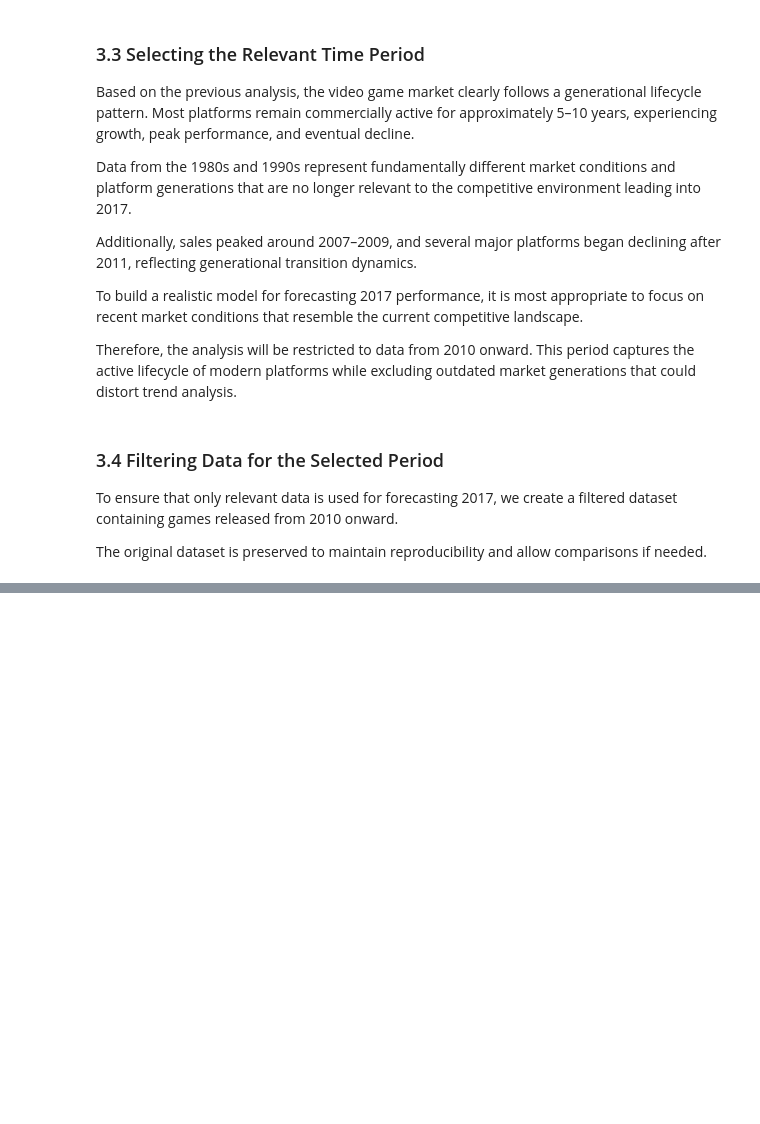
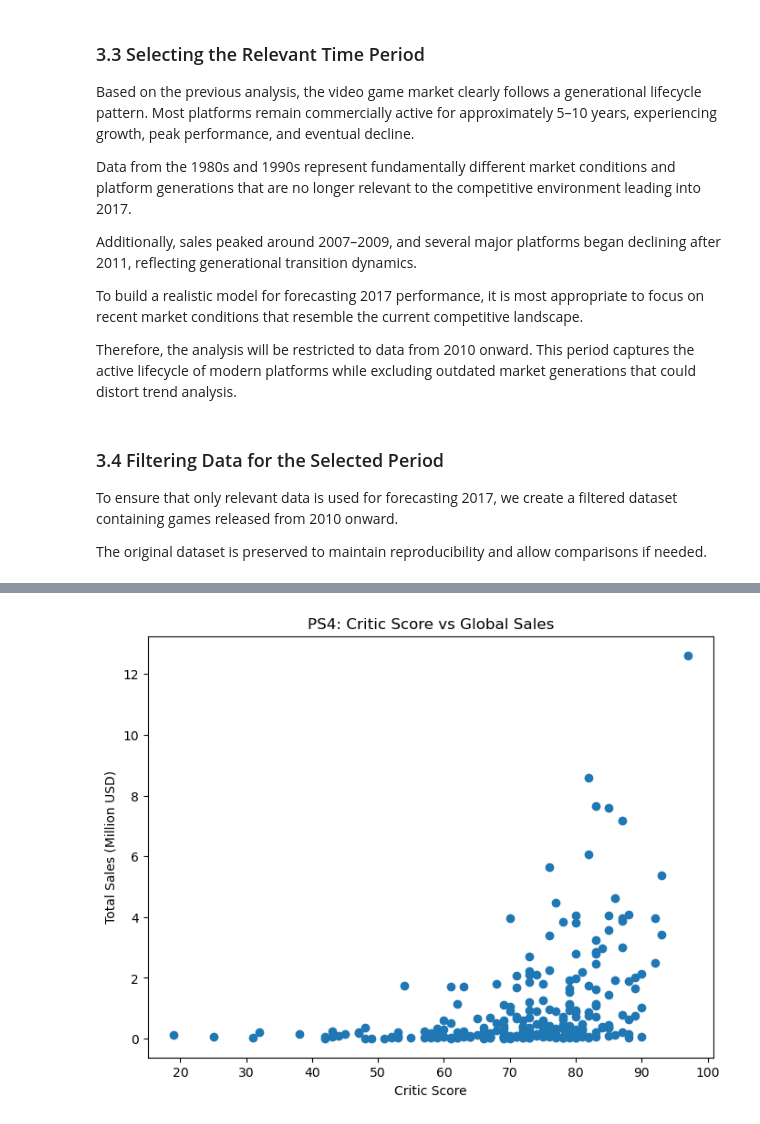
Before and after one commit to augusto-hjs/ice-game-sales-analysis, a Jupyter notebook: notebooks/notebook.ipynb, the cells around one changed output, grey strips where cells are left out. Saved outputs shown, nothing was run; the diff lists cells and outputs as text; code cells hidden in the pictures; blank space fills up the shorter version.

Commit message:
complementing data analysis

```diff
--- a/notebooks/notebook.ipynb
+++ b/notebooks/notebook.ipynb
@@ -320,0 +450,12 @@ recent_games = games[games['year_of_release'] >= 2010].copy()
+# %%
+ps4_data = recent_games[recent_games['platform'] == 'PS4']
+# %%
+plt.figure(figsize=(8, 6))
+
+plt.scatter(ps4_data['critic_score'], ps4_data['total_sales'])
+plt.xlabel('Critic Score')
+plt.ylabel('Total Sales (Million USD)')
+plt.title('PS4: Critic Score vs Global Sales')
+plt.show()
+# %% [output]
+[figure, added]
```
Also changed, not shown: parts of 14 cells of this notebook.
